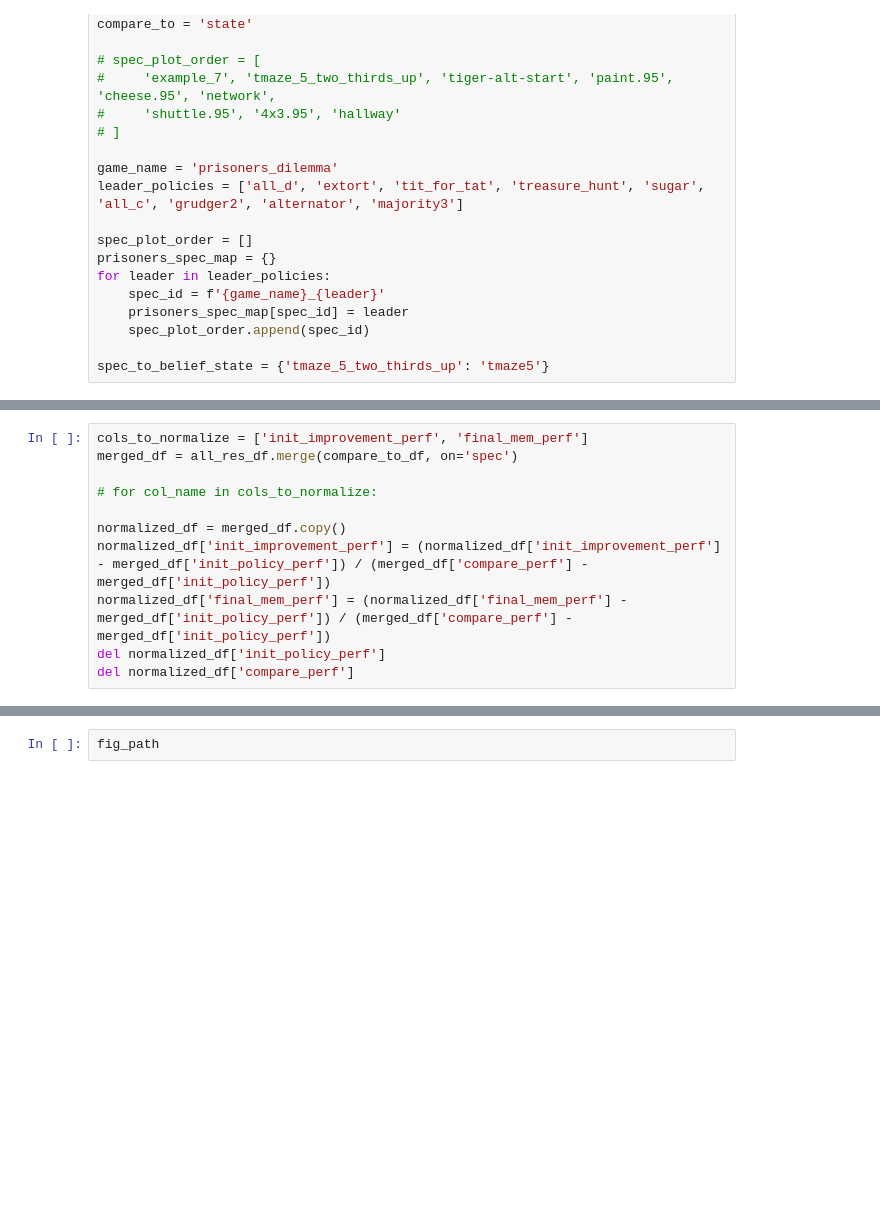
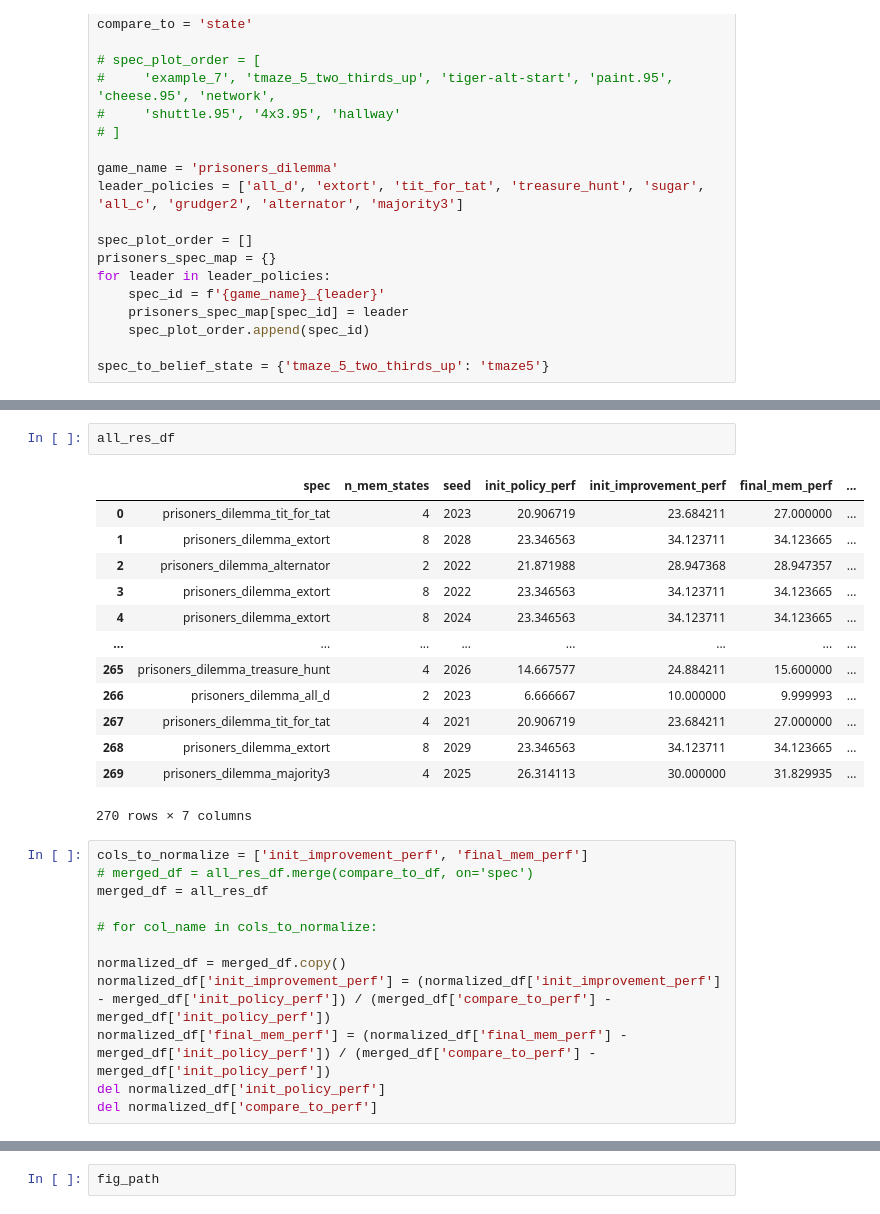
Before and after one commit to taodav/grl, a Jupyter notebook: scripts/plotting/mi_performance.ipynb, the cells around one changed output, grey strips where cells are left out. Saved outputs shown, nothing was run; the diff lists cells and outputs as text; blank space fills up the shorter version.

```diff
--- a/scripts/plotting/mi_performance.ipynb
+++ b/scripts/plotting/mi_performance.ipynb
@@ -124,15 +133,32 @@ for results_path in results_dir.iterdir():
 
 
 all_res_df = pd.DataFrame(all_results)
+# %%
+all_res_df
+# %% [output]
+|  | spec | n_mem_states | seed | init_policy_perf | init_improvement_perf | final_mem_perf | ... |
+| 0 | prisoners_dilemma_tit_for_tat | 4 | 2023 | 20.906719 | 23.684211 | 27.000000 | ... |
+| 1 | prisoners_dilemma_extort | 8 | 2028 | 23.346563 | 34.123711 | 34.123665 | ... |
+| 2 | prisoners_dilemma_alternator | 2 | 2022 | 21.871988 | 28.947368 | 28.947357 | ... |
+| 3 | prisoners_dilemma_extort | 8 | 2022 | 23.346563 | 34.123711 | 34.123665 | ... |
+| 4 | prisoners_dilemma_extort | 8 | 2024 | 23.346563 | 34.123711 | 34.123665 | ... |
+| ... | ... | ... | ... | ... | ... | ... | ... |
+| 265 | prisoners_dilemma_treasure_hunt | 4 | 2026 | 14.667577 | 24.884211 | 15.600000 | ... |
+| 266 | prisoners_dilemma_all_d | 2 | 2023 | 6.666667 | 10.000000 | 9.999993 | ... |
+| 267 | prisoners_dilemma_tit_for_tat | 4 | 2021 | 20.906719 | 23.684211 | 27.000000 | ... |
+| 268 | prisoners_dilemma_extort | 8 | 2029 | 23.346563 | 34.123711 | 34.123665 | ... |
+| 269 | prisoners_dilemma_majority3 | 4 | 2025 | 26.314113 | 30.000000 | 31.829935 | ... |
+270 rows × 7 columns
 # %%
 cols_to_normalize = ['init_improvement_perf', 'final_mem_perf']
-merged_df = all_res_df.merge(compare_to_df, on='spec')
+# merged_df = all_res_df.merge(compare_to_df, on='spec')
+merged_df = all_res_df
 
 # for col_name in cols_to_normalize:
 
 normalized_df = merged_df.copy()
-normalized_df['init_improvement_perf'] = (normalized_df['init_improvement_perf'] - merged_df['init_policy_perf']) / (merged_df['compare_perf'] - merged_df['init_policy_perf'])
-normalized_df['final_mem_perf'] = (normalized_df['final_mem_perf'] - merged_df['init_policy_perf']) / (merged_df['compare_perf'] - merged_df['init_policy_perf'])
+normalized_df['init_improvement_perf'] = (normalized_df['init_improvement_perf'] - merged_df['init_policy_perf']) / (merged_df['compare_to_perf'] - merged_df['init_policy_perf'])
+normalized_df['final_mem_perf'] = (normalized_df['final_mem_perf'] - merged_df['init_policy_perf']) / (merged_df['compare_to_perf'] - merged_df['init_policy_perf'])
 del normalized_df['init_policy_perf']
-del normalized_df['compare_perf']
+del normalized_df['compare_to_perf']
 # %%
```
Also changed, not shown: parts of 5 cells of this notebook, 1 other file.
